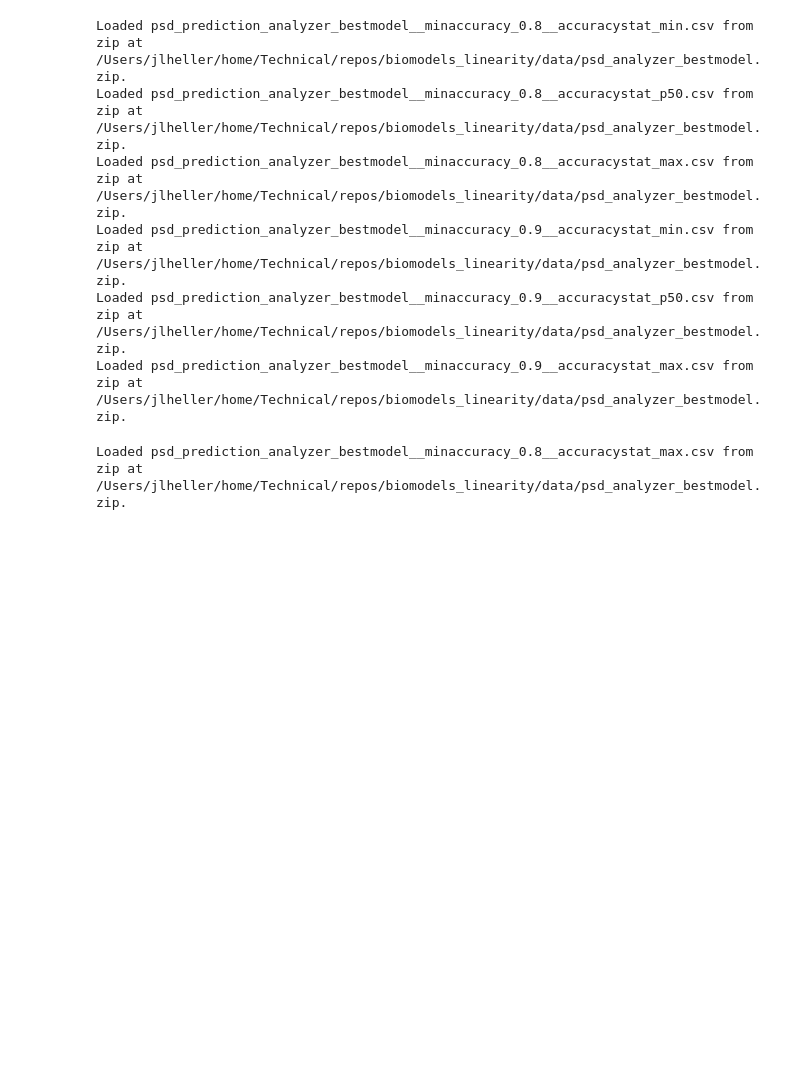
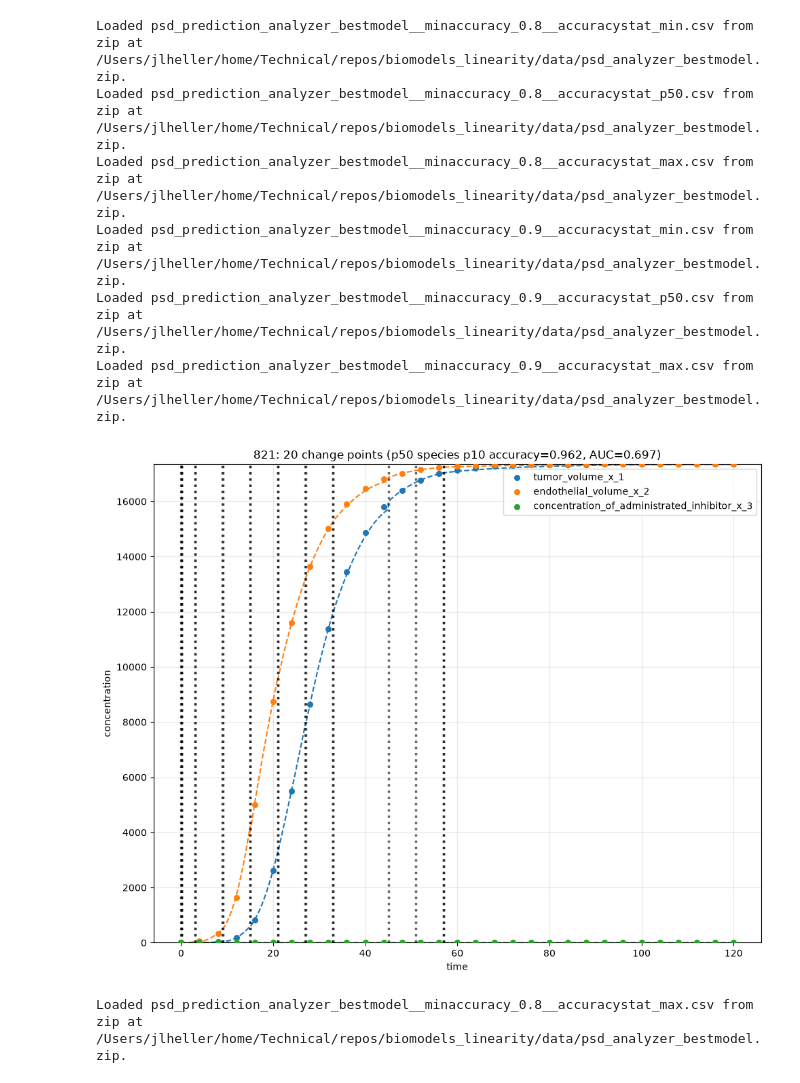
Before and after one commit to joseph-hellerstein/biomodels_linearity, a Jupyter notebook: notebooks/psd_prediction_analysis.ipynb, the cells around one changed output. Saved outputs shown, nothing was run; the diff lists cells and outputs as text; code cells hidden in the pictures; blank space fills up the shorter version.

Commit message:
Plots for errors in estimating reaction rates

```diff
--- a/notebooks/psd_prediction_analysis.ipynb
+++ b/notebooks/psd_prediction_analysis.ipynb
@@ -99,6 +99,11 @@ Loaded psd_prediction_analyzer_bestmodel__minaccuracy_0.8__accuracystat_max.csv
 Loaded psd_prediction_analyzer_bestmodel__minaccuracy_0.9__accuracystat_min.csv from zip at /Users/jlheller/home/Technical/repos/biomodels_linearity/data/psd_analyzer_bestmodel.zip.
 Loaded psd_prediction_analyzer_bestmodel__minaccuracy_0.9__accuracystat_p50.csv from zip at /Users/jlheller/home/Technical/repos/biomodels_linearity/data/psd_analyzer_bestmodel.zip.
 Loaded psd_prediction_analyzer_bestmodel__minaccuracy_0.9__accuracystat_max.csv from zip at /Users/jlheller/home/Technical/repos/biomodels_linearity/data/psd_analyzer_bestmodel.zip.
+# %%
+extended_plot_options = PSDAnalyzer.plotBestLinearFits(model_id=821,
+                min_accuracy=0.8, accuracy_statistic="p50", num_true_point=30)
+# %% [output]
+[figure, added]
 # %%
 df = PSDAnalyzer.makeBestPSDModelDF(min_accuracy=0.8, accuracy_stat="max")
 # %% [output]
```
Also changed, not shown: 6 other files.
